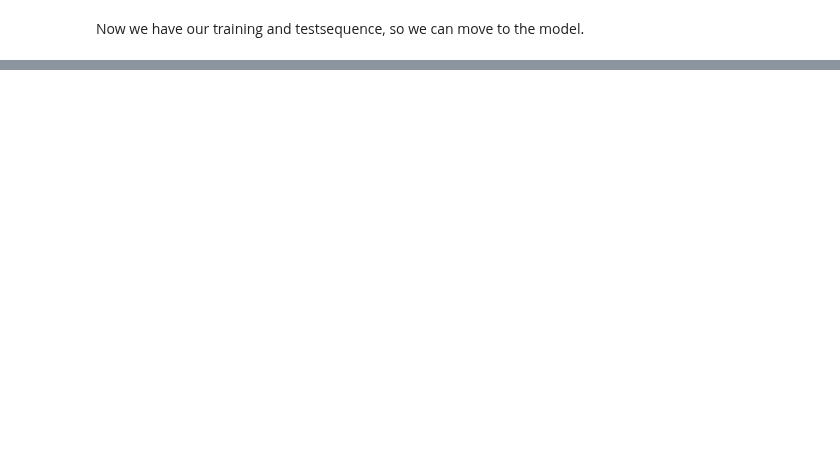
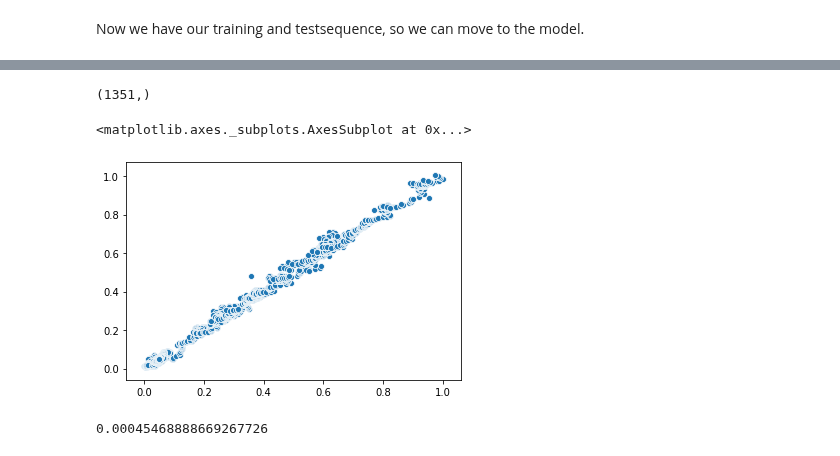
Before and after one commit to vagabundoo/predicting_financial_markets_deep_learning, a Jupyter notebook: workflow/01-02-retry-univariate-timeseries.ipynb, the cells around one changed output, grey strips where cells are left out. Cells and saved outputs as stored; diff of their text form; code cells hidden in the pictures; blank space fills up the shorter version.

```diff
--- a/workflow/01-02-retry-univariate-timeseries.ipynb
+++ b/workflow/01-02-retry-univariate-timeseries.ipynb
@@ -133,0 +392,3 @@ RuntimeError: You must compile your model before using it.
+# %%
+input_shape = X.shape[1:]
+input_shape
@@ -133,0 +409,11 @@ RuntimeError: You must compile your model before using it.
+# %%
+# define model
+model = Sequential()
+model.add(Conv1D(filters=64, kernel_size=2, activation='relu', input_shape=input_shape))
+model.add(MaxPooling1D(pool_size=2))
+model.add(Flatten())
+model.add(Dense(50, activation='relu'))
+model.add(Dense(1))
+model.compile(optimizer='adam', loss='mse')
+# %%
+model.fit(x= X, y=y, epochs=10, batch_size=32)
@@ -133,0 +442,11 @@ RuntimeError: You must compile your model before using it.
+# %%
+y_pred = model.predict(x= X)
+y.shape
+y_pred[:,0].shape
+# %% [output]
+(1351,)
+# %%
+sns.scatterplot(x=y, y=y_pred[:,0])
+# %% [output]
+<matplotlib.axes._subplots.AxesSubplot at 0x...>
+[figure, added]
@@ -133,0 +455,4 @@ RuntimeError: You must compile your model before using it.
+# %%
+mean_squared_error(y, y_pred)
+# %% [output]
+0.00045468888669267726
```
Also changed, not shown: parts of 66 cells of this notebook, 5 other files.
